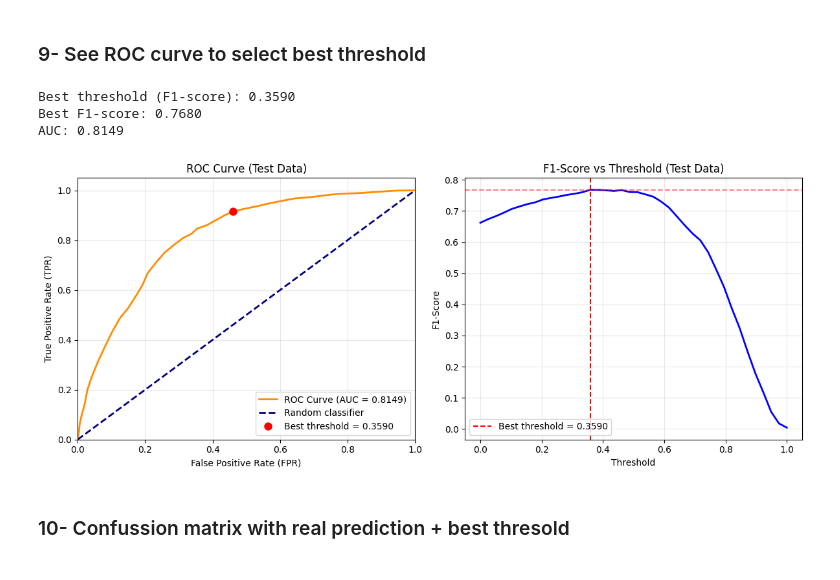
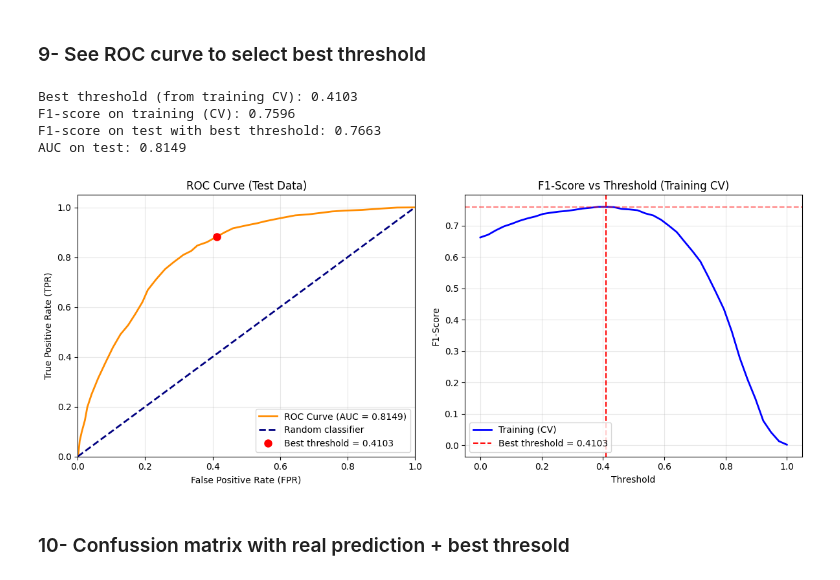
Before and after one commit to yasin281/data-mining-p2, a Jupyter notebook: src/KNN.ipynb, the cells around one changed output. Saved outputs shown, nothing was run; the diff lists cells and outputs as text; code cells hidden in the pictures.

Commit message:
Redo threshold

```diff
--- a/src/KNN.ipynb
+++ b/src/KNN.ipynb
@@ -126,7 +126,9 @@ plt.show()
 # Improvement in accuracy
 
 from sklearn.feature_selection import mutual_info_classif # Calculate the mutual information between each feature and the target
-from sklearn.feature_selection import SelectKBest # Select the k best features based on the mutual information score
+from sklearn.feature_selection import SelectKBest
+from sklearn.neighbors import KNeighborsClassifier
+from sklearn.pipeline import Pipeline # Select the k best features based on the mutual information score
 
 # We are going to iterate over different values k and see which one is the best
 # Array to hold mean CV accuracy for each k
@@ -138,11 +140,15 @@ def mutual_info_fixed(X, y):
 for idx, feature in enumerate(column_names):
     k = idx + 1
     # Select the k best features by mutual information
-    X_selected = SelectKBest(mutual_info_fixed, k=k).fit_transform(X_train, y_train)
+    # Create a pipeline that first selects features, then applies KNN
+    pipeline = Pipeline([
+        ('selector', SelectKBest(mutual_info_fixed, k=k)),
+        ('knn', KNeighborsClassifier())
+    ])
     # Evaluate with stratified CV and KNN
     cv_scores = cross_val_score(
-        nb.KNeighborsClassifier(),
-        X_selected,
+        pipeline,
+        X_train,
         y_train,
         cv=cv,
         scoring='f1'
@@ -402,6 +408,7 @@ F1-score: 0.7604
 ### 9- See ROC curve to select best threshold
 # %%
 from sklearn.metrics import roc_curve, auc, f1_score
+from sklearn.model_selection import cross_val_predict
 
 pipeline = Pipeline([
     ('selector', SelectKBest(mutual_info_fixed, k=7)),
@@ -411,72 +418,85 @@ pipeline = Pipeline([
                                 p=clf.best_params_['knn__p']))
 ])
 
-# Fit the pipeline with training data
+# Obtain cross-validation predictions on training data
+y_train_proba = cross_val_predict(pipeline, X_train, y_train, cv=5, method='predict_proba')
+y_train_scores = y_train_proba[:, 1]
+
+# ROC curve using cross-validation predictions on training data
+fpr_train, tpr_train, thresholds_train = roc_curve(y_train, y_train_scores)
+
+# Find the best threshold using F1-score on training data (cross-validation)
+f1_scores_train = []
+for threshold in thresholds_train:
+    y_pred_threshold = (y_train_scores >= threshold).astype(int)
+    f1_scores_train.append(f1_score(y_train, y_pred_threshold))
+
+best_threshold_idx = np.argmax(f1_scores_train)
+best_threshold = thresholds_train[best_threshold_idx]
+best_f1_train = f1_scores_train[best_threshold_idx]
+
+# Fit the pipeline with training data for test evaluation
 pipeline.fit(X_train, y_train)
 
 # Obtain the predicted probabilities for the positive class using test data
 y_proba = pipeline.predict_proba(X_test)
-
-# Take only the probabilities of the positive class (column 1)
 y_scores = y_proba[:, 1]
 
 # ROC curve using test data
 fpr, tpr, thresholds = roc_curve(y_test, y_scores)
 roc_auc = auc(fpr, tpr)
 
-# Find the best threshold using F1-score on test data
-f1_scores = []
-for threshold in thresholds:
-    y_pred_threshold = (y_scores >= threshold).astype(int)
-    f1_scores.append(f1_score(y_test, y_pred_threshold))
+# Apply the best threshold found on training data to test data
+y_pred_test = (y_scores >= best_threshold).astype(int)
+test_f1 = f1_score(y_test, y_pred_test)
 
-best_threshold_idx = np.argmax(f1_scores)
-best_threshold = thresholds[best_threshold_idx]
-best_f1 = f1_scores[best_threshold_idx]
-
-print(f"Best threshold (F1-score): {best_threshold:.4f}")
-print(f"Best F1-score: {best_f1:.4f}")
-print(f"AUC: {roc_auc:.4f}")
+print(f"Best threshold (from training CV): {best_threshold:.4f}")
+print(f"F1-score on training (CV): {best_f1_train:.4f}")
+print(f"F1-score on test with best threshold: {test_f1:.4f}")
+print(f"AUC on test: {roc_auc:.4f}")
 
 # Plot the ROC curve
 plt.figure(figsize=(12, 5))
 
 # Subplot 1: ROC Curve
 plt.subplot(1, 2, 1)
 plt.plot(fpr, tpr, color='darkorange', lw=2,
          label=f'ROC Curve (AUC = {roc_auc:.4f})')
 plt.plot([0, 1], [0, 1], color='navy', lw=2, linestyle='--',
          label='Random classifier')
-plt.plot(fpr[best_threshold_idx], tpr[best_threshold_idx],
+# Find the corresponding point on test ROC curve for the best threshold
+test_threshold_idx = np.argmin(np.abs(thresholds - best_threshold))
+plt.plot(fpr[test_threshold_idx], tpr[test_threshold_idx],
          'ro', markersize=8,
          label=f'Best threshold = {best_threshold:.4f}')
 plt.xlim([0.0, 1.0])
 plt.ylim([0.0, 1.05])
 plt.xlabel('False Positive Rate (FPR)')
 plt.ylabel('True Positive Rate (TPR)')
 plt.title('ROC Curve (Test Data)')
 plt.legend(loc="lower right")
 plt.grid(True, alpha=0.3)
 
-# Subplot 2: F1-score vs Threshold
+# Subplot 2: F1-score vs Threshold (Training CV)
 plt.subplot(1, 2, 2)
-plt.plot(thresholds, f1_scores, color='blue', lw=2)
+plt.plot(thresholds_train, f1_scores_train, color='blue', lw=2, label='Training (CV)')
 plt.axvline(x=best_threshold, color='red', linestyle='--',
            label=f'Best threshold = {best_threshold:.4f}')
-plt.axhline(y=best_f1, color='red', linestyle='--', alpha=0.5)
+plt.axhline(y=best_f1_train, color='red', linestyle='--', alpha=0.5)
 plt.xlabel('Threshold')
 plt.ylabel('F1-Score')
-plt.title('F1-Score vs Threshold (Test Data)')
+plt.title('F1-Score vs Threshold (Training CV)')
 plt.legend()
 plt.grid(True, alpha=0.3)
 
 plt.tight_layout()
 plt.show()
 # %% [output]
-Best threshold (F1-score): 0.3590
-Best F1-score: 0.7680
-AUC: 0.8149
+Best threshold (from training CV): 0.4103
+F1-score on training (CV): 0.7596
+F1-score on test with best threshold: 0.7663
+AUC on test: 0.8149
-[figure, old version]
+[figure, new version]
 # %% [markdown]
 ### 10- Confussion matrix with real prediction + best thresold
 # %%
```
Also changed, not shown: parts of 2 cells of this notebook, 1 other file.
